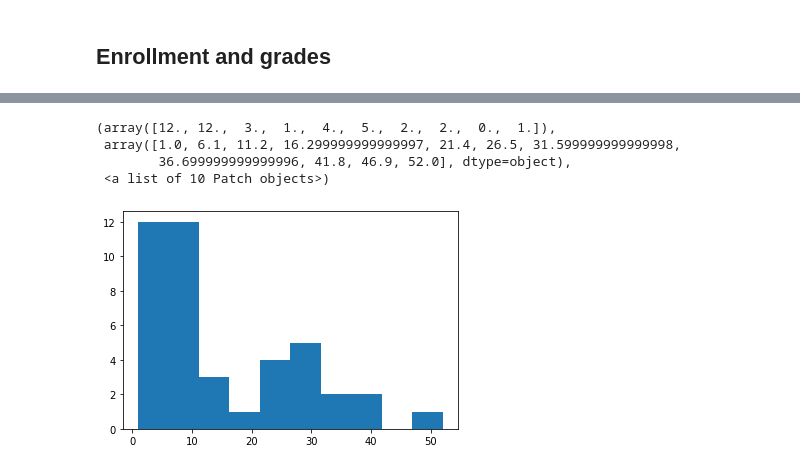
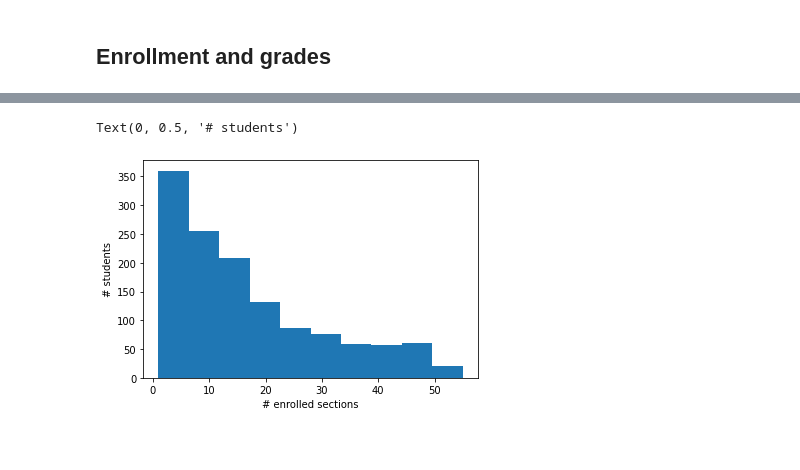
Before and after one commit to meganwright612/dj-samples, a Jupyter notebook: University-fill.ipynb, the cells around one changed output, grey strips where cells are left out. Saved outputs shown, nothing was run; the diff lists cells and outputs as text; code cells hidden in the pictures; blank space fills up the shorter version.

```diff
--- a/University-fill.ipynb
+++ b/University-fill.ipynb
@@ -71,7 +80,7 @@ def yield_students():
                 home_phone = fake.phone_number()[:20])
 # %%
 Student.insert(
-    dict(k, student_id=i) for i, k in zip(range(4000,5000), yield_students()))
+    dict(k, student_id=i) for i, k in zip(range(1000,2500), yield_students()))
 # %%
 Student()
 # %% [output]
@@ -257,8 +281,7 @@ plt.hist(q, np.r_[:50])
 # %%
 plt.hist(q)
+plt.xlabel('# enrolled sections')
+plt.ylabel('# students')
 # %% [output]
-(array([12., 12.,  3.,  1.,  4.,  5.,  2.,  2.,  0.,  1.]),
- array([1.0, 6.1, 11.2, 16.299999999999997, 21.4, 26.5, 31.599999999999998,
-        36.699999999999996, 41.8, 46.9, 52.0], dtype=object),
- <a list of 10 Patch objects>)
+Text(0, 0.5, '# students')
-[figure, old version]
+[figure, new version]
```
Also changed, not shown: parts of 14 cells of this notebook.
